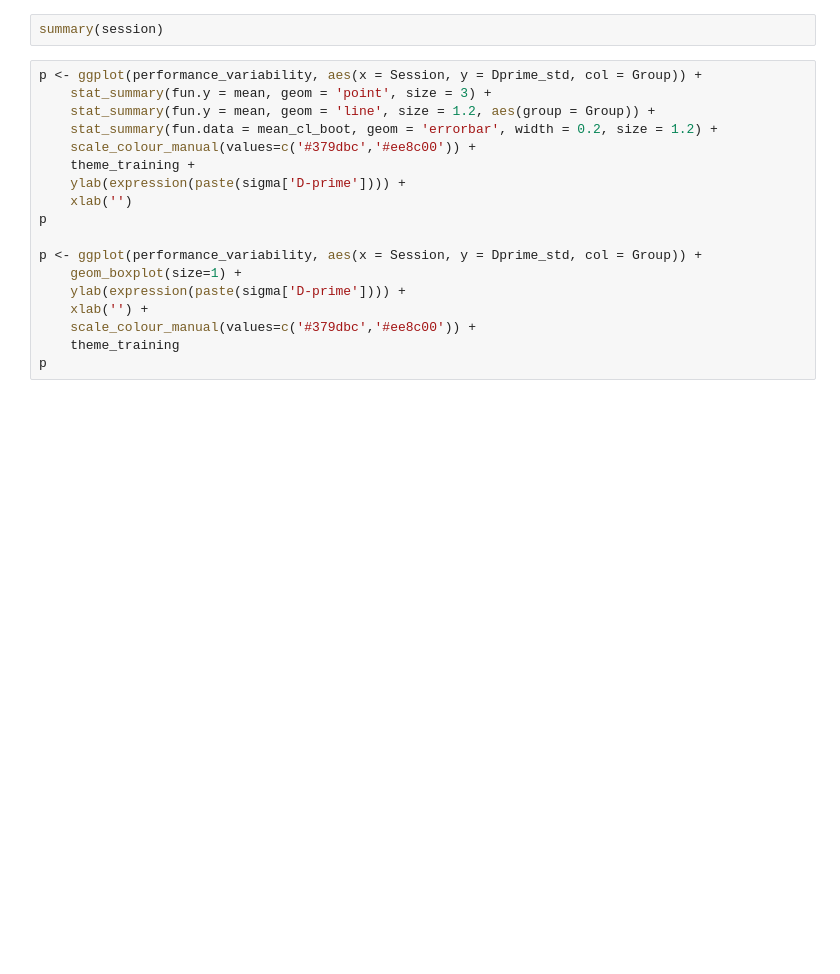
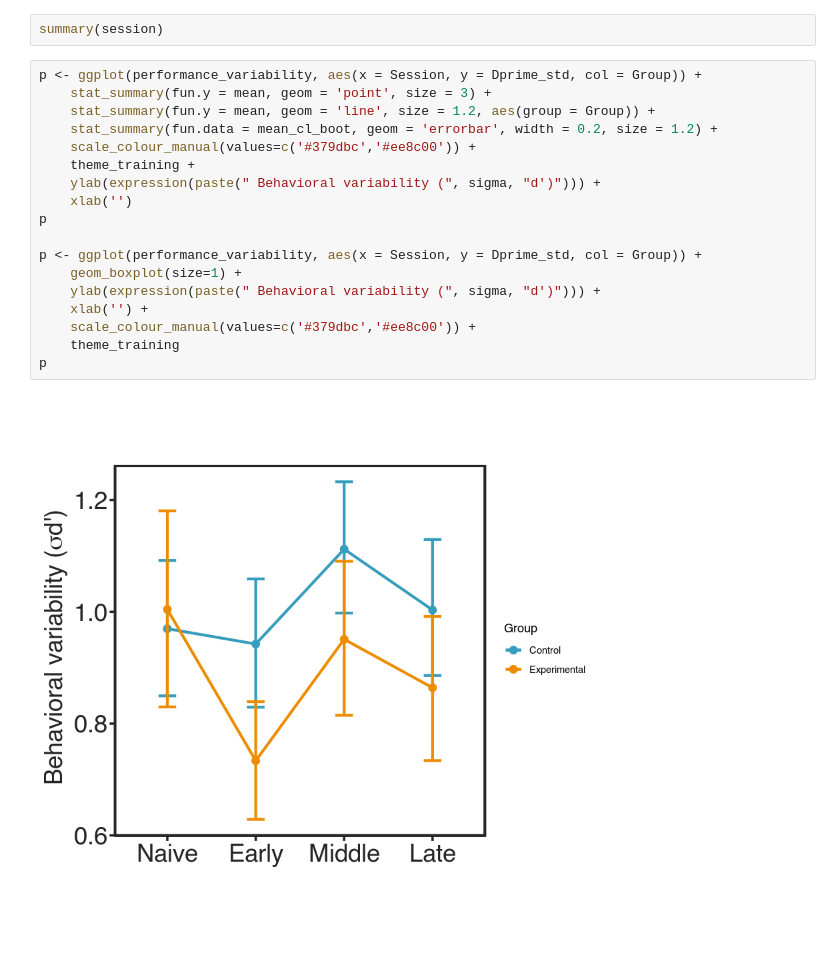
Before and after one commit to kfinc/wm-training-modularity, a Jupyter notebook: 01-behavioral_data_analysis/02-fmri_performance_analysis.ipynb, the cells around one changed output. Cells and saved outputs as stored; diff of their text form; blank space fills up the shorter version.

```diff
--- a/01-behavioral_data_analysis/02-fmri_performance_analysis.ipynb
+++ b/01-behavioral_data_analysis/02-fmri_performance_analysis.ipynb
@@ -563,18 +564,20 @@ summary(session)
 # %%
 p <- ggplot(performance_variability, aes(x = Session, y = Dprime_std, col = Group)) +
     stat_summary(fun.y = mean, geom = 'point', size = 3) +
     stat_summary(fun.y = mean, geom = 'line', size = 1.2, aes(group = Group)) +
     stat_summary(fun.data = mean_cl_boot, geom = 'errorbar', width = 0.2, size = 1.2) +
     scale_colour_manual(values=c('#379dbc','#ee8c00')) +
     theme_training +
-    ylab(expression(paste(sigma['D-prime']))) +
+    ylab(expression(paste(" Behavioral variability (", sigma, "d')"))) +
     xlab('')
 p
 
 p <- ggplot(performance_variability, aes(x = Session, y = Dprime_std, col = Group)) +
     geom_boxplot(size=1) +
-    ylab(expression(paste(sigma['D-prime']))) +
+    ylab(expression(paste(" Behavioral variability (", sigma, "d')"))) +
     xlab('') +
     scale_colour_manual(values=c('#379dbc','#ee8c00')) +
     theme_training
 p
+# %% [output]
+[figure, added]
```
Also changed, not shown: parts of 6 cells of this notebook.
